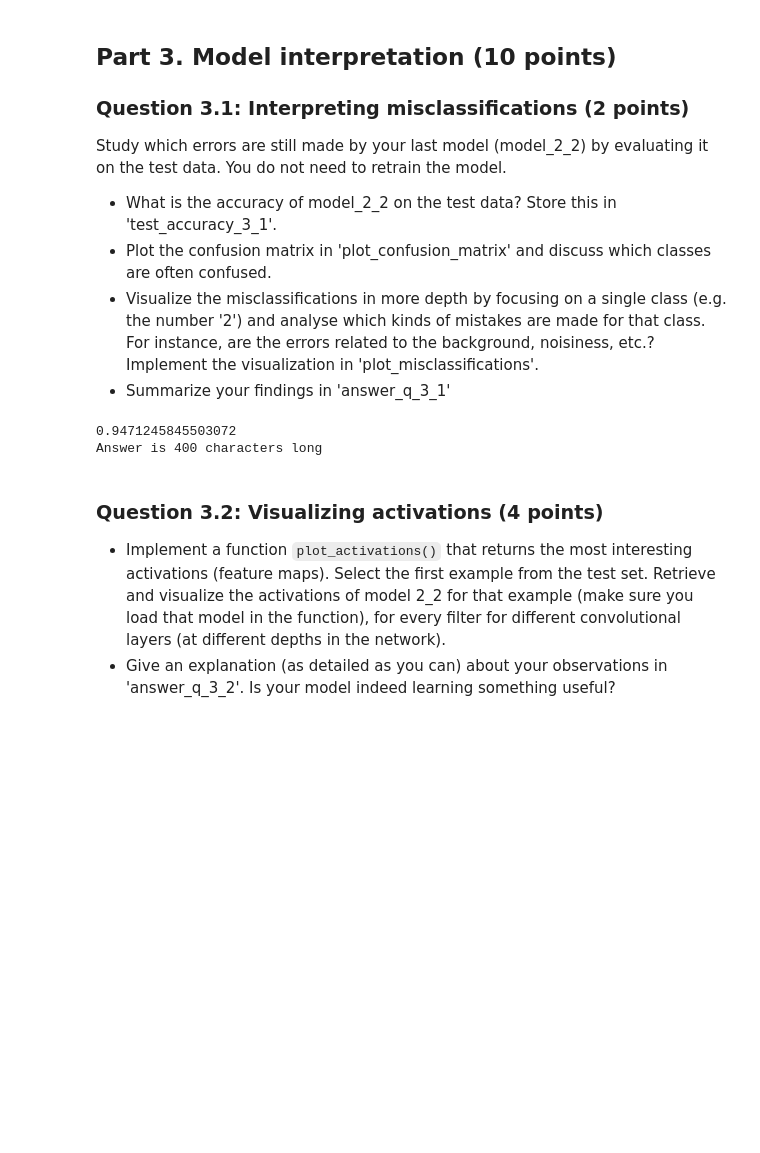
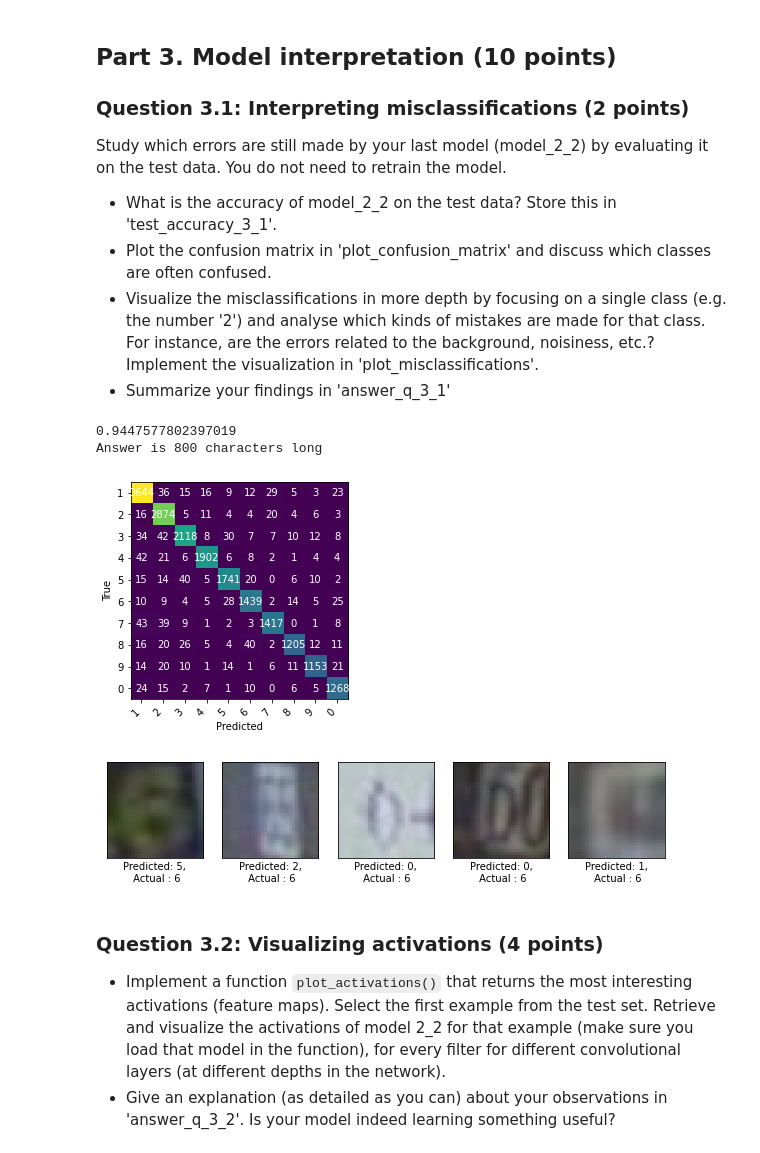
Before and after one commit to Gerdome/ml-course-assignment-3, a Jupyter notebook: Assignment 3.ipynb, the cells around one changed output. Drawn from its saved outputs; the diff is of its cells as text; code cells hidden in the pictures; blank space fills up the shorter version.

```diff
--- a/Assignment 3.ipynb
+++ b/Assignment 3.ipynb
@@ -591,42 +595,51 @@ y_pred = model_2_2.predict(X_test_gr)
 acc = accuracy_score(np.argmax(y_test, axis=1), np.argmax(y_pred, axis=1))
 print(acc)
 
-test_accuracy_3_1 = 0.9471245845503072
+test_accuracy_3_1 = 0.9447577802397019
 
 labels = {0: "1", 1: "2", 2: "3", 3: "4", 4: "5",5: "6", 6: "7", 7: "8", 8: "9", 9: "0"}
 
 def plot_confusion_matrix():
   cm = confusion_matrix(np.argmax(y_test, axis=1),np.argmax(y_pred, axis=1))
   fig, ax = plt.subplots()
   im = ax.imshow(cm)
   ax.set_xticks(np.arange(10)), ax.set_yticks(np.arange(10))
   ax.set_xticklabels(list(labels.values()), rotation=45, ha="right")
   ax.set_yticklabels(list(labels.values()))
   ax.set_ylabel('True')
   ax.set_xlabel('Predicted')
   for i in range(100):
       ax.text(int(i/10),i%10,cm[i%10,int(i/10)], ha="center", va="center", color="w")
 
 def plot_misclassifications():
-  digit = 6
+  digit = 0
   misclassified = np.nonzero((np.argmax(y_test, axis=1) != np.argmax(y_pred, axis=1)) & (np.argmax(y_test, axis=1) == (digit-1)))[0]
   rand = randint(0,len(misclassified))
   fig, axes = plt.subplots(1, 5,  figsize=(10, 5))
   for nr, i in enumerate(misclassified[rand:rand+5]):
       axes[nr].imshow(X_test[i])
       axes[nr].set_xlabel("Predicted: %s,\n Actual : %s" % ((np.argmax(y_pred[i])+1)%10,(np.argmax(y_test[i])+1)%10))
       axes[nr].set_xticks(()), axes[nr].set_yticks(())
   plt.show()
 
 answer_q_3_1 = """
-               The following classes are confused most often: 1-7, 6-8. Looking further at the
-               missclasified classes by visualizing them,one can identify that the mistakes are mostly related to bad quality of the images,
-               so that it is not even possible to detect them correctly with the eye.It also appears to me that some of the labels seem to be wrong
+               The following classes are confused most often: 1-7, 6-8, 3-5.
+               Especially for 1-7 and 6-8, there are instances where not even the human eye could detect the differences.
+               The following other reasons for missclassifications have been identified:
+               Some images have very bad quality, some images are rotated, some have an unusual design (either very curved or very edgy).
+               Sometimes the image of the digit is cropped, so that not the full digit is not visisble. Also, the "Center" of the image is sometimes in-between two digits.
+               There are also cases, in which the digit is in the center but make up only very small part of the image. It also seems that some of the labels are wrong.
+
                """
 print("Answer is {} characters long".format(len(answer_q_3_1)))
+
+plot_confusion_matrix()
+plot_misclassifications()
 # %% [output]
-0.9471245845503072
-Answer is 400 characters long
+0.9447577802397019
+Answer is 800 characters long
+[figure, added]
+[figure, added]
 # %% [markdown]
 ### Question 3.2: Visualizing activations (4 points)
 * Implement a function `plot_activations()` that returns the most interesting activations (feature maps). Select the first example from the test set. Retrieve and visualize the activations of model 2_2 for that example (make sure you load that model in the function), for every filter for different convolutional layers (at different depths in the network).
```
Also changed, not shown: parts of 12 cells of this notebook, 8 other files.
